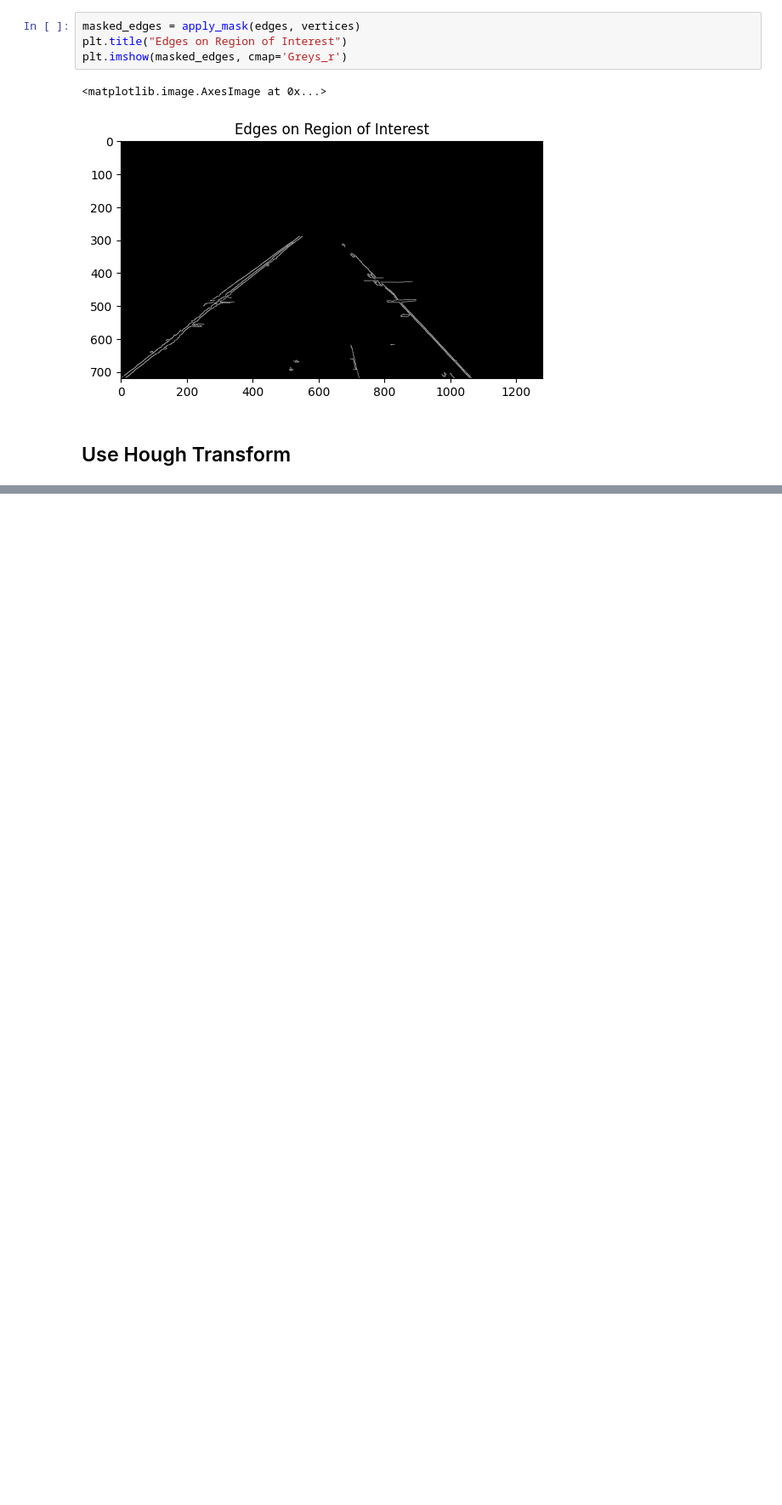
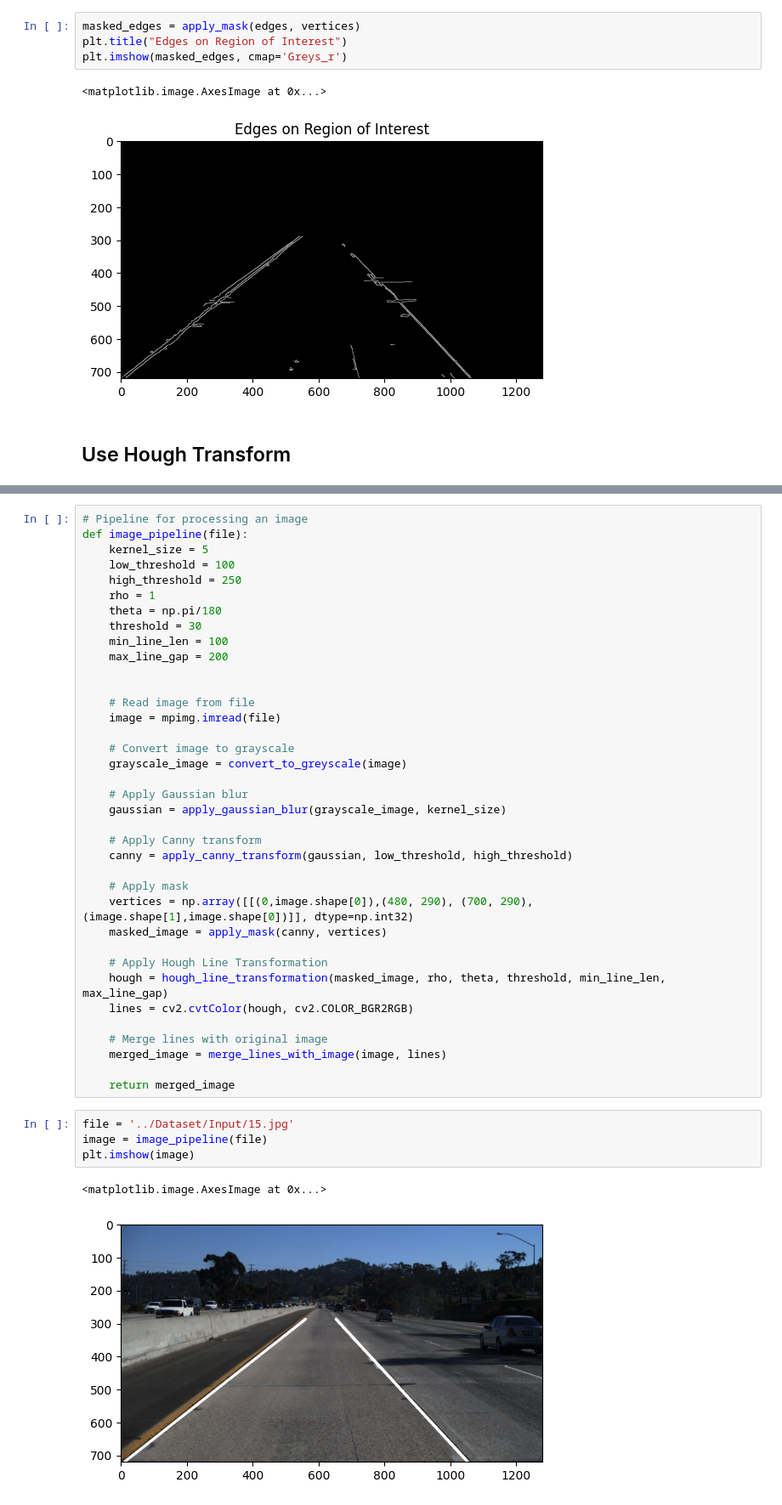
Before and after one commit to tusharraval102/Lane-Detection-in-Vehicles, a Jupyter notebook: Code/Notebook.ipynb, the cells around one changed output, grey strips where cells are left out. Shown at 85% size. Saved outputs shown, nothing was run; the diff lists cells and outputs as text; blank space fills up the shorter version.

```diff
--- a/Code/Notebook.ipynb
+++ b/Code/Notebook.ipynb
@@ -164,0 +188,44 @@ ValueError: ignored
+# %%
+# Pipeline for processing an image
+def image_pipeline(file):
+    kernel_size = 5
+    low_threshold = 100
+    high_threshold = 250
+    rho = 1
+    theta = np.pi/180
+    threshold = 30
+    min_line_len = 100
+    max_line_gap = 200
+
+
+    # Read image from file
+    image = mpimg.imread(file)
+
+    # Convert image to grayscale
+    grayscale_image = convert_to_greyscale(image)
+
+    # Apply Gaussian blur
+    gaussian = apply_gaussian_blur(grayscale_image, kernel_size)
+
+    # Apply Canny transform
+    canny = apply_canny_transform(gaussian, low_threshold, high_threshold)
+
+    # Apply mask
+    vertices = np.array([[(0,image.shape[0]),(480, 290), (700, 290), (image.shape[1],image.shape[0])]], dtype=np.int32)
+    masked_image = apply_mask(canny, vertices)
+
+    # Apply Hough Line Transformation
+    hough = hough_line_transformation(masked_image, rho, theta, threshold, min_line_len, max_line_gap)
+    lines = cv2.cvtColor(hough, cv2.COLOR_BGR2RGB)
+
+    # Merge lines with original image
+    merged_image = merge_lines_with_image(image, lines)
+
+    return merged_image
+# %%
+file = '../Dataset/Input/15.jpg'
+image = image_pipeline(file)
+plt.imshow(image)
+# %% [output]
+<matplotlib.image.AxesImage at 0x...>
+[figure, added]
```
Also changed, not shown: parts of 9 cells of this notebook, 2 other files.
